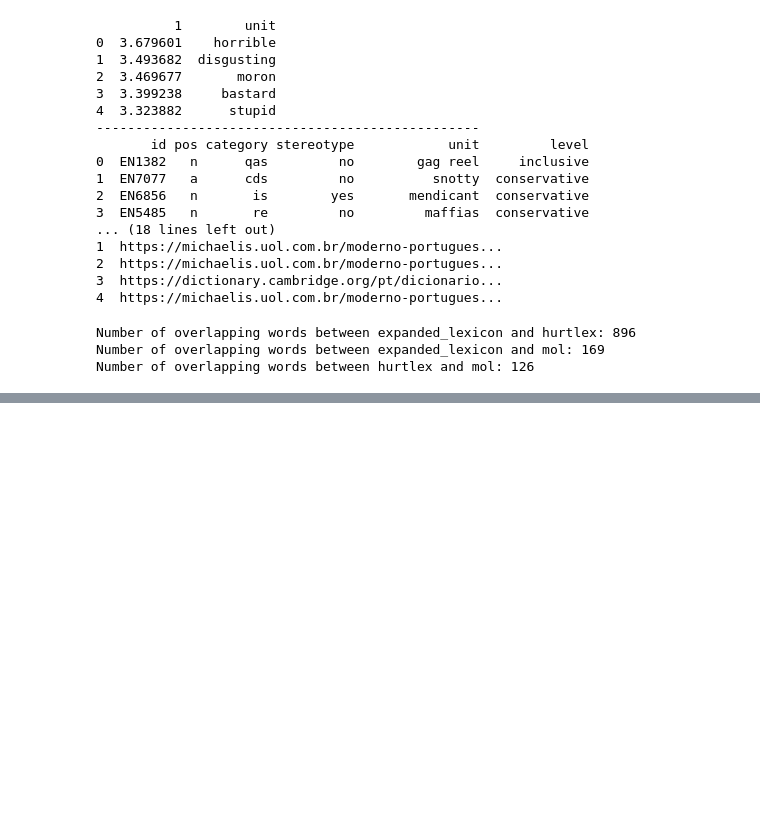
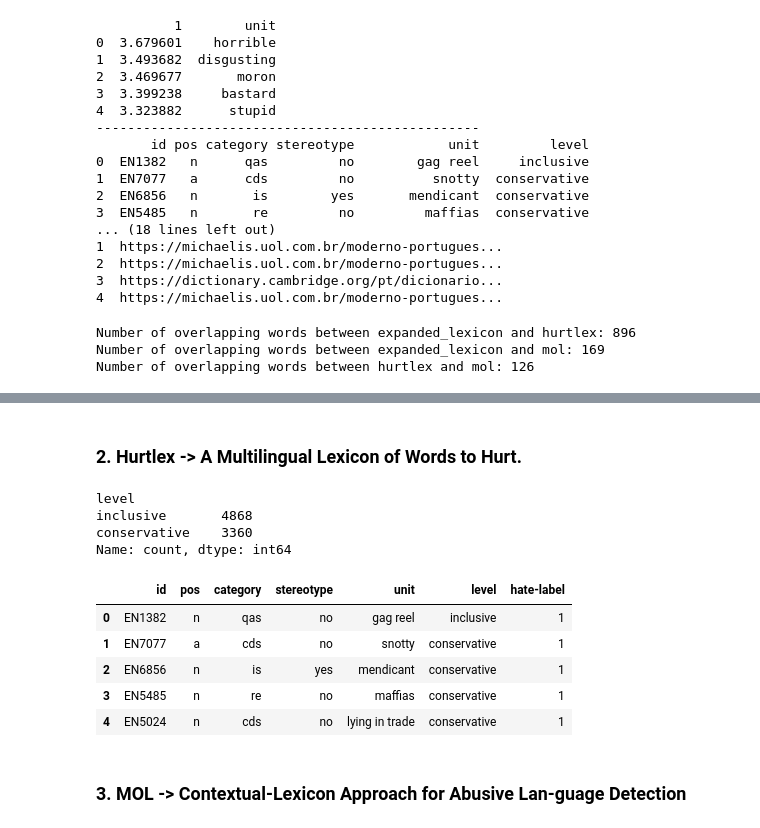
Before and after one commit to Mohammed-majeed/Subjectivity-Mining, a Jupyter notebook: Assignment 3 - Group 11/merge-lexicons.ipynb, the cells around one changed output, grey strips where cells are left out. Drawn from its saved outputs; the diff is of its cells as text; code cells hidden in the pictures; blank space fills up the shorter version.

```diff
--- a/Assignment 3 - Group 11/merge-lexicons.ipynb
+++ b/Assignment 3 - Group 11/merge-lexicons.ipynb
@@ -145,0 +197,10 @@ Number of overlapping words between hurtlex and mol: 126
+# %% [markdown]
+### 2. Hurtlex -> A Multilingual Lexicon of Words to Hurt.
+# %%
+value_counts_hurtlex = hurtlex['level'].value_counts()
+value_counts_hurtlex
+# %% [output]
+level
+inclusive       4868
+conservative    3360
+Name: count, dtype: int64
@@ -145,0 +211,11 @@ Number of overlapping words between hurtlex and mol: 126
+# %%
+hurtlex.head()
+# %% [output]
+|  | id | pos | category | stereotype | unit | level | hate-label |
+| 0 | EN1382 | n | qas | no | gag reel | inclusive | 1 |
+| 1 | EN7077 | a | cds | no | snotty | conservative | 1 |
+| 2 | EN6856 | n | is | yes | mendicant | conservative | 1 |
+| 3 | EN5485 | n | re | no | maffias | conservative | 1 |
+| 4 | EN5024 | n | cds | no | lying in trade | conservative | 1 |
+# %% [markdown]
+### 3. MOL ->  Contextual-Lexicon Approach for Abusive Lan-guage Detection
```
Also changed, not shown: parts of 17 cells of this notebook.
